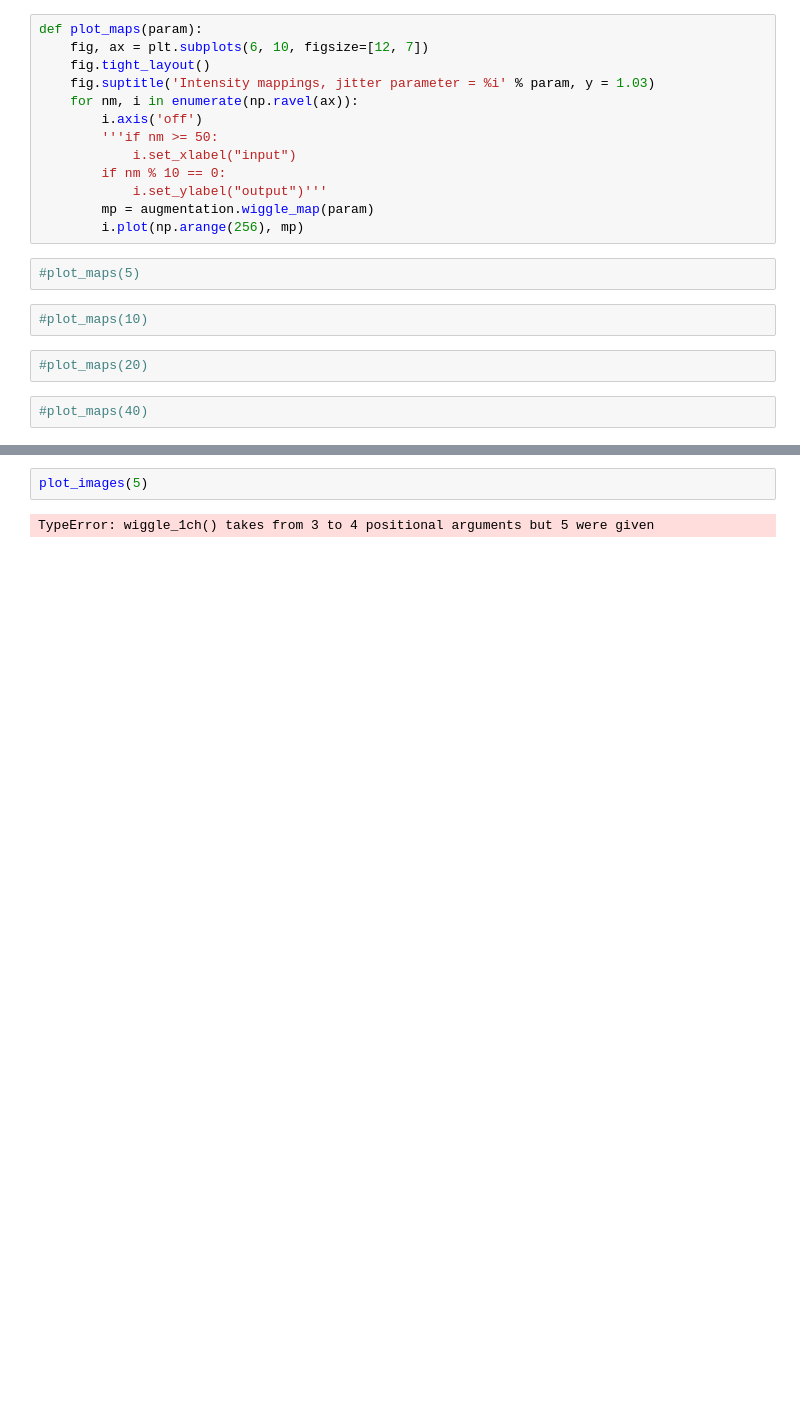
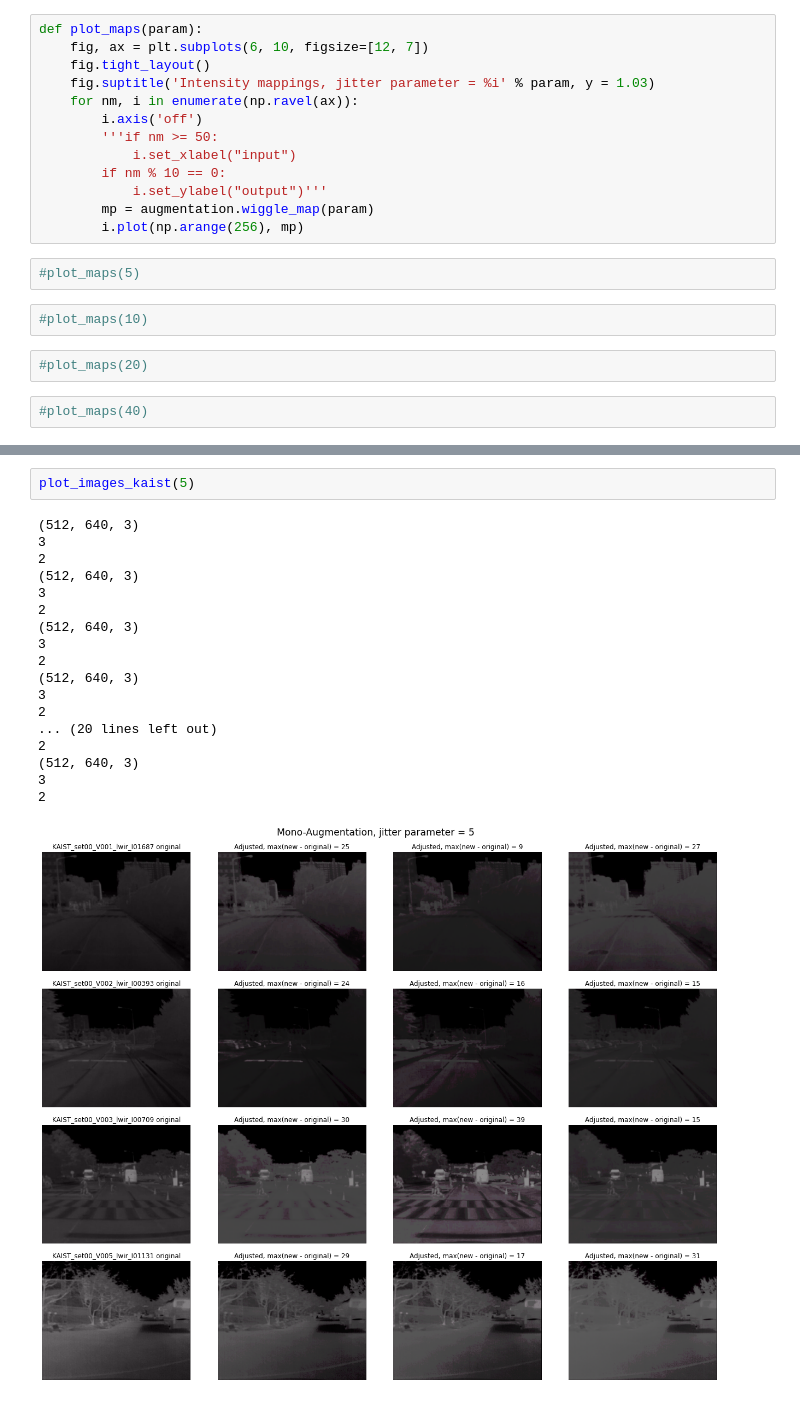
Before and after one commit to kalebkassaw/mono-aug, a Jupyter notebook: main.ipynb, the cells around one changed output, grey strips where cells are left out. Drawn from its saved outputs; the diff is of its cells as text; blank space fills up the shorter version.

```diff
--- a/main.ipynb
+++ b/main.ipynb
@@ -61,7 +61,24 @@ def plot_images(param):
         axs[i, 3].set_title('Adjusted, max(new - original) = %i' % diff3[i])
         axs[i, 3].imshow(out3[i])
 # %%
-plot_images(5)
+plot_images_kaist(5)
 # %% [output]
-TypeError: wiggle_1ch() takes from 3 to 4 positional arguments but 5 were given
+(512, 640, 3)
+3
+2
+(512, 640, 3)
+3
+2
+(512, 640, 3)
+3
+2
+(512, 640, 3)
+3
+2
+... (20 lines left out)
+2
+(512, 640, 3)
+3
+2
+[figure, added]
 # %%
```
Also changed, not shown: parts of 5 cells of this notebook, 2 other files.
